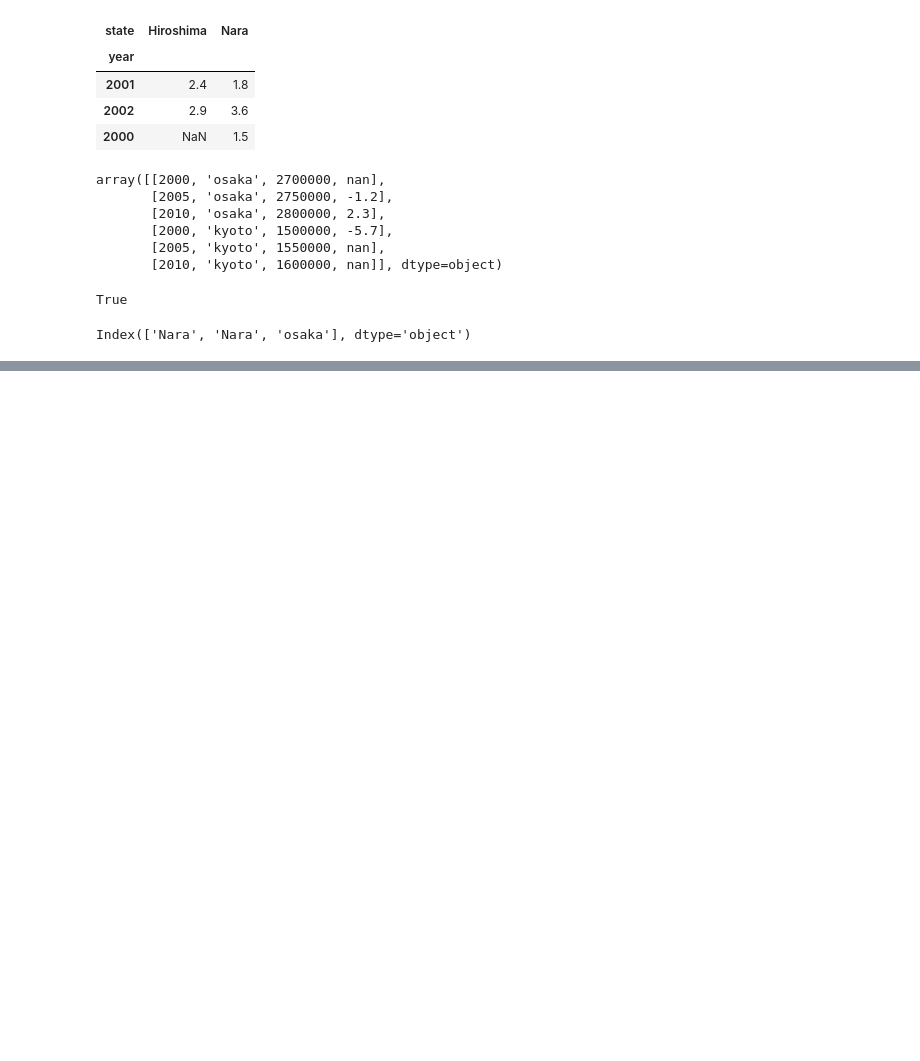
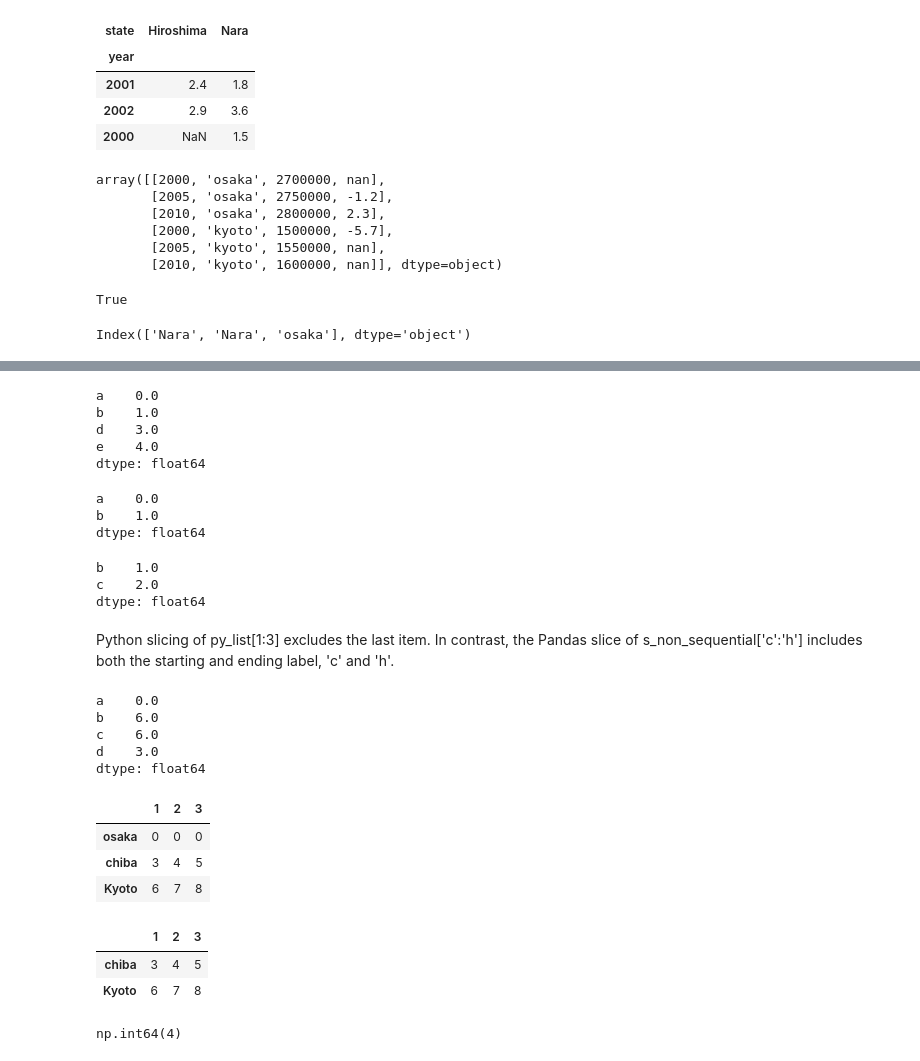
Before and after one commit to Praruj/Pandas_Practise_Portfolio, a Jupyter notebook: Notebooks/Basic_pandas.ipynb, the cells around one changed output, grey strips where cells are left out. Cells and saved outputs as stored; diff of their text form; code cells hidden in the pictures; blank space fills up the shorter version.

```diff
--- a/Notebooks/Basic_pandas.ipynb
+++ b/Notebooks/Basic_pandas.ipynb
@@ -319,0 +432,78 @@ Index(['Nara', 'Nara', 'osaka'], dtype='object')
+# %%
+# many functions like drop which modifies the shape and size of a series or DataFrame can manipulate an object in place without returning a new object.
+obj.drop("c",inplace=True)  #inplace also modifies directly, alters Dataframe permanently and returns None after the operations.
+obj
+# %% [output]
+a    0.0
+b    1.0
+d    3.0
+e    4.0
+dtype: float64
+# %%
+# Indexing, Selection and Filtering: Pandas Series is more flexible than a NumPy array because it allows indexing using both explicit labels (like names or dates) and implicit integer positions.
+obj=pd.Series(np.arange(4.),index=["a","b","c","d"])
+# so it can be accessed from
+obj["b"]
+obj[1]
+
+obj[2:4]
+obj[["b","c","a"]]
+obj[[1,3]]
+obj[obj<2]
+# %% [output]
+a    0.0
+b    1.0
+dtype: float64
+# %%
+# slicing with labels behaves differently than normal python slicing in that the endpoint.
+obj["b":"c"]
+# %% [output]
+b    1.0
+c    2.0
+dtype: float64
+# %% [markdown]
+ Python slicing of py_list[1:3] excludes the last item. In contrast, the Pandas slice of s_non_sequential['c':'h'] includes both the starting and ending label, 'c' and 'h'.
+# %%
+# methods modifies the corresponding section of Series:
+obj["b":"c"]=6
+obj
+# %% [output]
+a    0.0
+b    6.0
+c    6.0
+d    3.0
+dtype: float64
+# %%
+# Indexing in DataFrame is for retrieving one or more columns either with a single value:
+
+data=pd.DataFrame(np.arange(9).reshape(3,3),index=["osaka","chiba","Kyoto"],columns=[1,2,3])
+data[2] #retrieving column 2.
+data[[2,3]]
+data[:2] # for the first　two rows.
+data[data[3]>5]
+data<3
+data[data[3]<5]=0
+data
+# %% [output]
+|  | 1 | 2 | 3 |
+| osaka | 0 | 0 | 0 |
+| chiba | 3 | 4 | 5 |
+| Kyoto | 6 | 7 | 8 |
+# %%
+# selection with loc and Iloc: allows to select subset of the rows and columns from the datafRAME WITH Numpy-like notation using eiher axis lables (loc) or itegers (iloc).
+
+data.loc["chiba",[2,3]] # Selects row labeled 'chiba' and columns 'pop' and 'area' by label
+
+# similar operation by using iloc:
+data.iloc[1,[1,0]] #Selects the second row and the second and first columns (by integer index)
+
+data.iloc[[1,2],[0,1,2]] # ]	Selects rows at indices 1 and 2, and columns at indices 0, 1, 2.
+# %% [output]
+|  | 1 | 2 | 3 |
+| chiba | 3 | 4 | 5 |
+| Kyoto | 6 | 7 | 8 |
+# %%
+# both indexing function work with slices in addition to single labels or lists of labels:
+data.loc["chiba",2]
+# %% [output]
+np.int64(4)
```
Also changed, not shown: parts of 15 cells of this notebook.
